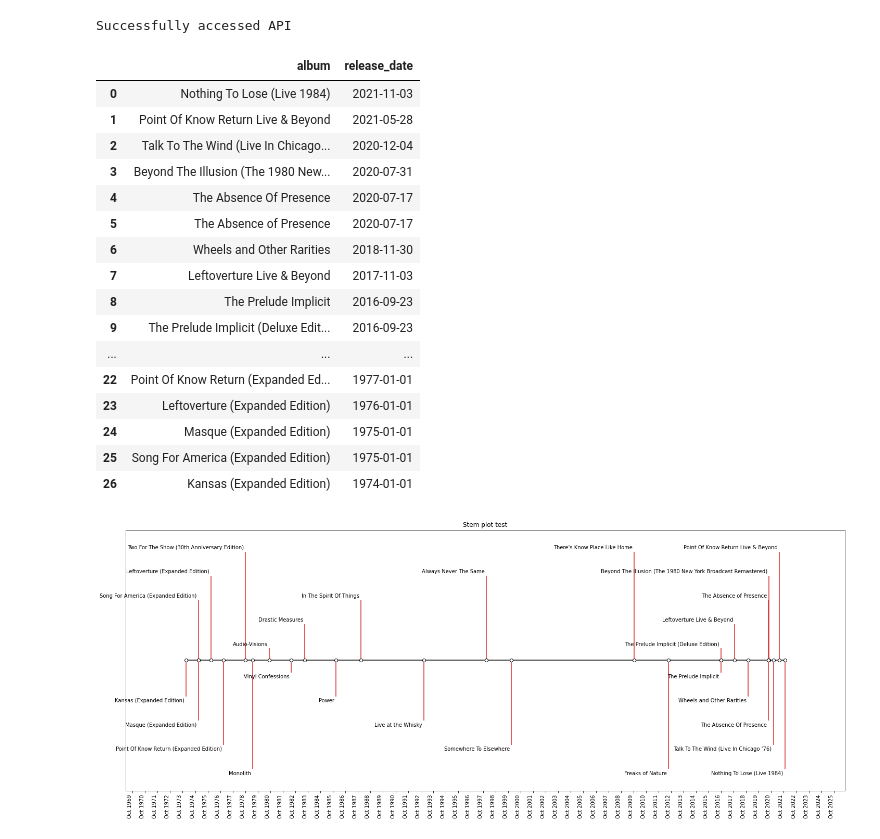
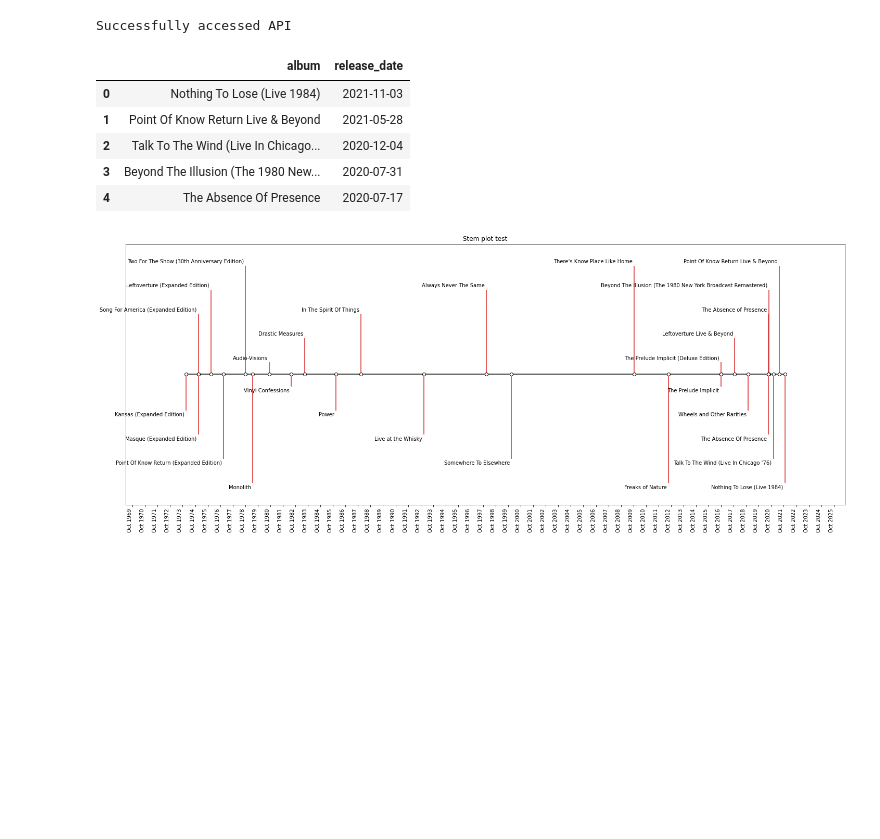
Before and after one commit to DrakeWagner/projects, a Jupyter notebook: band_members_over_time.ipynb, the cells around one changed output. Drawn from its saved outputs; the diff is of its cells as text; code cells hidden in the pictures; blank space fills up the shorter version.

```diff
--- a/band_members_over_time.ipynb
+++ b/band_members_over_time.ipynb
@@ -72,25 +72,14 @@ albums_df = pd.DataFrame.from_dict(album_names_dates, orient = 'index').reset_in
 albums_df.columns = ['album', 'release_date']
 # %%
 albums_df.release_date = pd.to_datetime(albums_df.release_date)
-albums_df
+albums_df.head()
 # %% [output]
 |  | album | release_date |
 | 0 | Nothing To Lose (Live 1984) | 2021-11-03 |
 | 1 | Point Of Know Return Live & Beyond | 2021-05-28 |
 | 2 | Talk To The Wind (Live In Chicago... | 2020-12-04 |
 | 3 | Beyond The Illusion (The 1980 New... | 2020-07-31 |
 | 4 | The Absence Of Presence | 2020-07-17 |
-| 5 | The Absence of Presence | 2020-07-17 |
-| 6 | Wheels and Other Rarities | 2018-11-30 |
-| 7 | Leftoverture Live & Beyond | 2017-11-03 |
-| 8 | The Prelude Implicit | 2016-09-23 |
-| 9 | The Prelude Implicit (Deluxe Edit... | 2016-09-23 |
-| ... | ... | ... |
-| 22 | Point Of Know Return (Expanded Ed... | 1977-01-01 |
-| 23 | Leftoverture (Expanded Edition) | 1976-01-01 |
-| 24 | Masque (Expanded Edition) | 1975-01-01 |
-| 25 | Song For America (Expanded Edition) | 1975-01-01 |
-| 26 | Kansas (Expanded Edition) | 1974-01-01 |
 # %%
 # stem([locs,] heads, linefmt=None, markerfmt=None, basefmt=None)
 dates = albums_df.release_date
```
Also changed, not shown: 2 other files.
